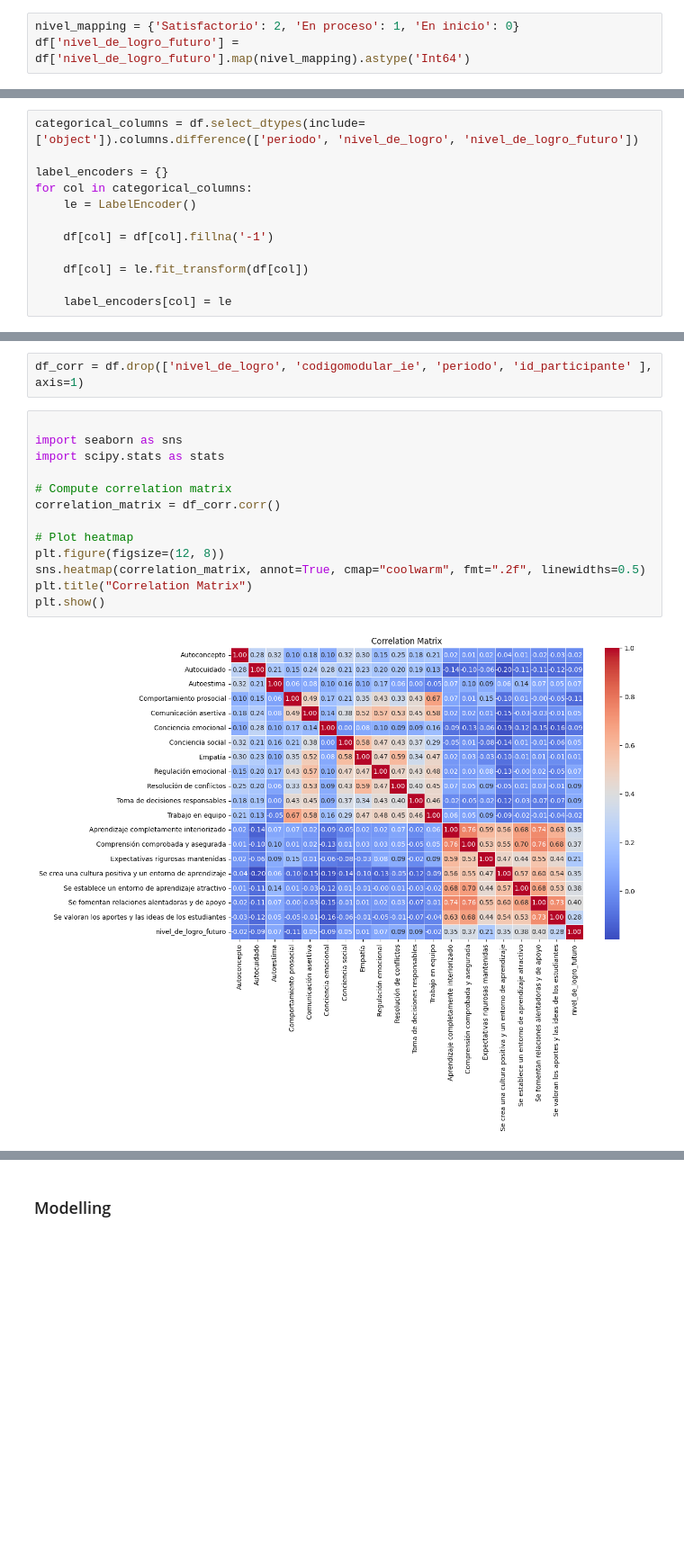
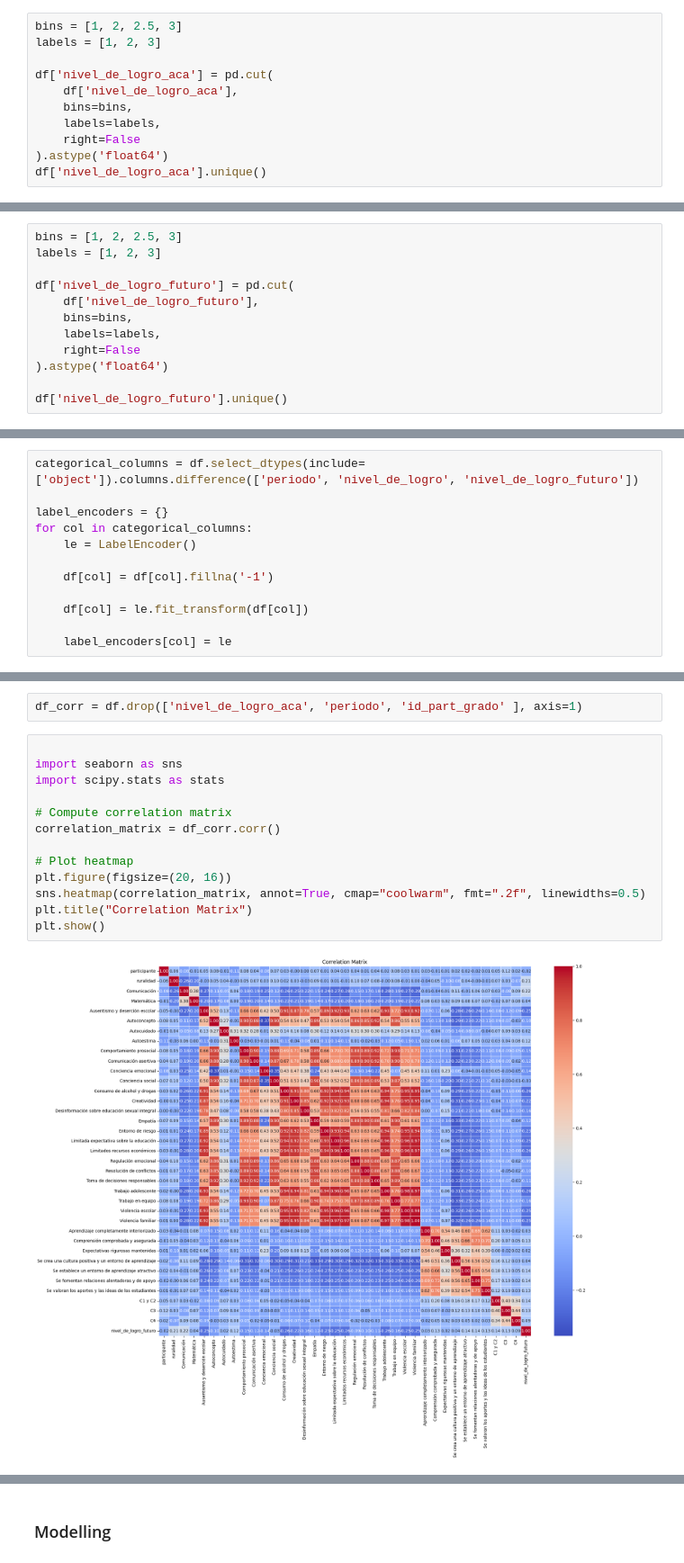
Before and after one commit to Raxcsu/breit-project, a Jupyter notebook: notebook/main_pdl.ipynb, the cells around one changed output, grey strips where cells are left out. Shown at 90% size. Saved outputs shown, nothing was run; the diff lists cells and outputs as text; blank space fills up the shorter version.

```diff
--- a/notebook/main_pdl.ipynb
+++ b/notebook/main_pdl.ipynb
@@ -504,3 +477,11 @@ df['nivel_de_logro'] = df['nivel_de_logro'].map(nivel_mapping).astype('Int64')
-# %%
-nivel_mapping = {'Satisfactorio': 2, 'En proceso': 1, 'En inicio': 0}
-df['nivel_de_logro_futuro'] = df['nivel_de_logro_futuro'].map(nivel_mapping).astype('Int64')
+# %%
+bins = [1, 2, 2.5, 3]
+labels = [1, 2, 3]
+
+df['nivel_de_logro_aca'] = pd.cut(
+    df['nivel_de_logro_aca'],
+    bins=bins,
+    labels=labels,
+    right=False
+).astype('float64')
+df['nivel_de_logro_aca'].unique()
@@ -506,0 +490,12 @@ df['nivel_de_logro_futuro'] = df['nivel_de_logro_futuro'].map(nivel_mapping).ast
+# %%
+bins = [1, 2, 2.5, 3]
+labels = [1, 2, 3]
+
+df['nivel_de_logro_futuro'] = pd.cut(
+    df['nivel_de_logro_futuro'],
+    bins=bins,
+    labels=labels,
+    right=False
+).astype('float64')
+
+df['nivel_de_logro_futuro'].unique()
@@ -586,20 +583,20 @@ memory usage: 336.6 KB
 # %%
-df_corr = df.drop(['nivel_de_logro', 'codigomodular_ie', 'periodo', 'id_participante' ], axis=1)
+df_corr = df.drop(['nivel_de_logro_aca', 'periodo', 'id_part_grado' ], axis=1)
 # %%
 
 import seaborn as sns
 import scipy.stats as stats
 
 # Compute correlation matrix
 correlation_matrix = df_corr.corr()
 
 # Plot heatmap
-plt.figure(figsize=(12, 8))
+plt.figure(figsize=(20, 16))
 sns.heatmap(correlation_matrix, annot=True, cmap="coolwarm", fmt=".2f", linewidths=0.5)
 plt.title("Correlation Matrix")
 plt.show()
 # %% [output]
-[figure, old version]
+[figure, new version]
 # %%
 df.isnull().sum()
 # %% [output]
```
Also changed, not shown: parts of 50 cells of this notebook, 2 other files.
